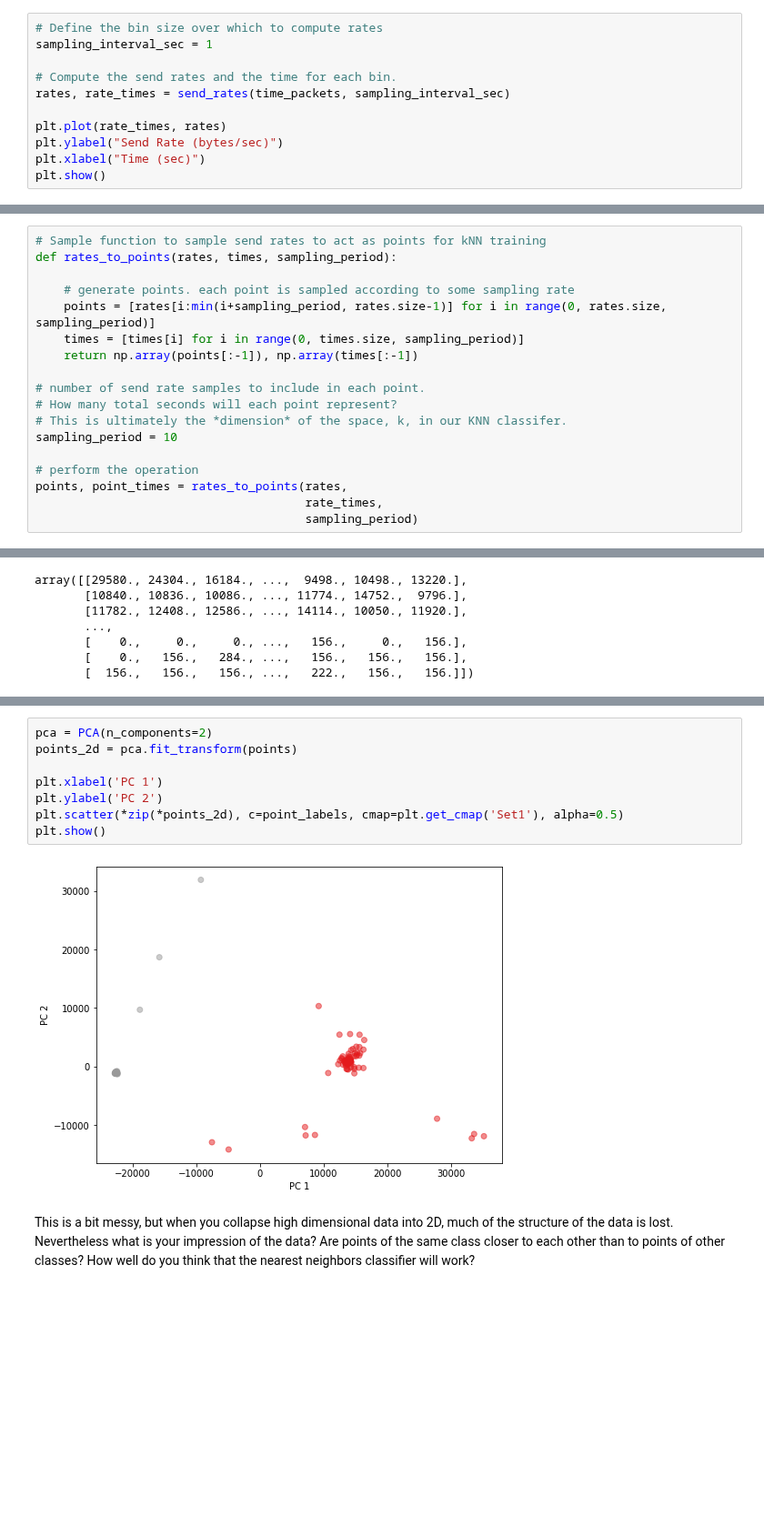
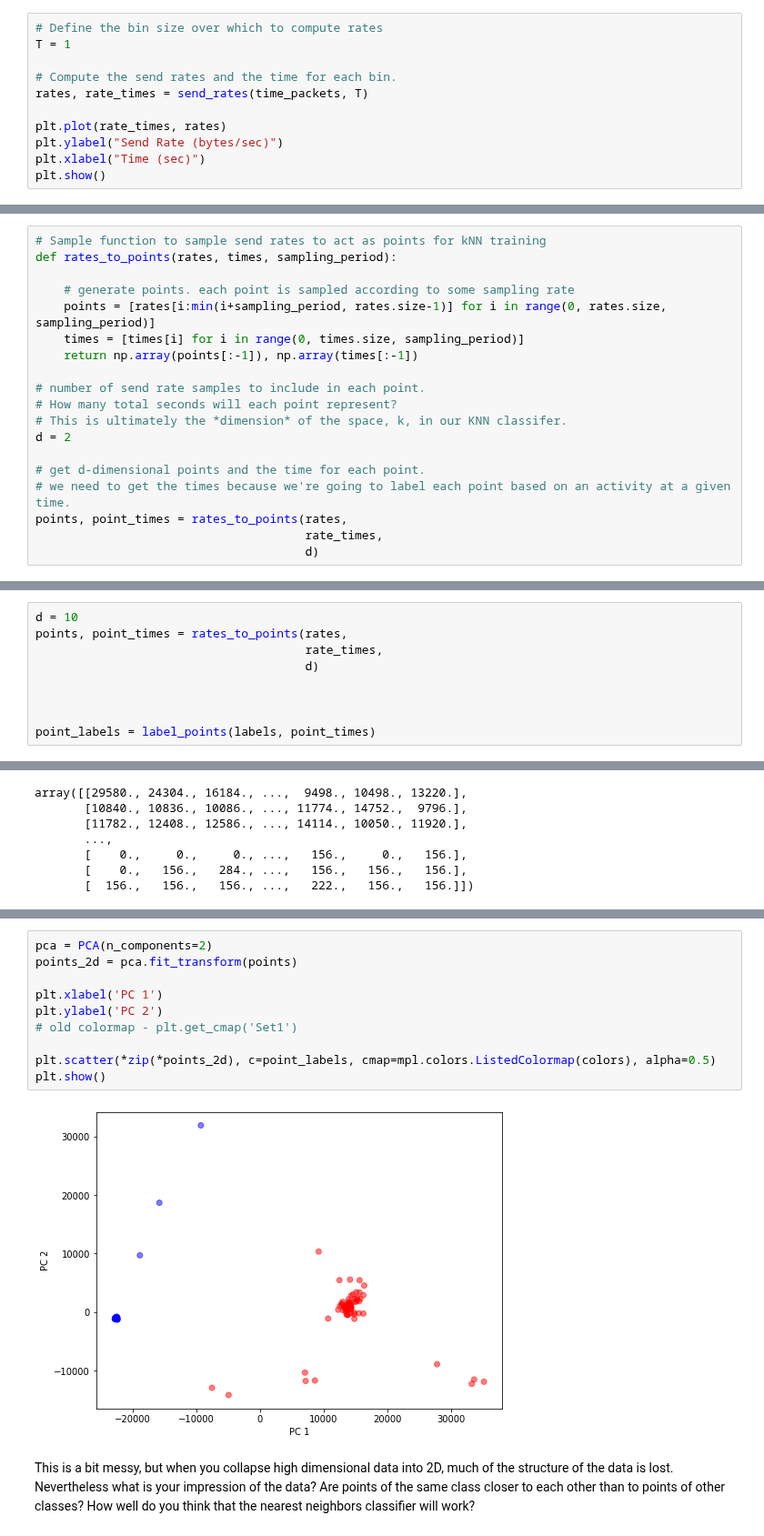
Before and after one commit to noise-lab/ml-networking, a Jupyter notebook: notebooks/4-Nearest-Neighbors-Trees.ipynb, the cells around one changed output, grey strips where cells are left out. Shown at 91% size. Saved outputs shown, nothing was run; the diff lists cells and outputs as text; blank space fills up the shorter version.

```diff
--- a/notebooks/4-Nearest-Neighbors-Trees.ipynb
+++ b/notebooks/4-Nearest-Neighbors-Trees.ipynb
@@ -153,10 +153,10 @@ time_packets.head(3)
 Now let's convert the list of packets into send rates by calculating the total amount of data sent (sum of packet lengths) during equal length time windows. The `send_rates()` function is defined in parse_pcap.py which we imported at the beginning of the notebook.
 # %%
 # Define the bin size over which to compute rates
-sampling_interval_sec = 1
+T = 1
 
 # Compute the send rates and the time for each bin.
-rates, rate_times = send_rates(time_packets, sampling_interval_sec)
+rates, rate_times = send_rates(time_packets, T)
 
 plt.plot(rate_times, rates)
 plt.ylabel("Send Rate (bytes/sec)")
@@ -186,12 +191,13 @@ def rates_to_points(rates, times, sampling_period):
 # number of send rate samples to include in each point.
 # How many total seconds will each point represent?
 # This is ultimately the *dimension* of the space, k, in our KNN classifer.
-sampling_period = 10
+d = 2
 
-# perform the operation
+# get d-dimensional points and the time for each point.
+# we need to get the times because we're going to label each point based on an activity at a given time.
 points, point_times = rates_to_points(rates,
                                       rate_times,
-                                      sampling_period)
+                                      d)
 # %% [markdown]
 Let's take a quick look at the result. We started off with a certain number of rates at each point in time. Then we binned those into k-dimensional points, each at a point in time. We thus have $T/k$ number of data points if our original rate timeseries had $T$ samples.
 # %%
@@ -312,0 +349,9 @@ There are many applications of PCA, but one application is the visualization of
+# %%
+d = 10
+points, point_times = rates_to_points(rates,
+                                      rate_times,
+                                      d)
+
+
+
+point_labels = label_points(labels, point_times)
@@ -323,13 +379,15 @@ array([[29580., 24304., 16184., ...,  9498., 10498., 13220.],
 # %%
 pca = PCA(n_components=2)
 points_2d = pca.fit_transform(points)
 
 plt.xlabel('PC 1')
 plt.ylabel('PC 2')
-plt.scatter(*zip(*points_2d), c=point_labels, cmap=plt.get_cmap('Set1'), alpha=0.5)
+# old colormap - plt.get_cmap('Set1')
+
+plt.scatter(*zip(*points_2d), c=point_labels, cmap=mpl.colors.ListedColormap(colors), alpha=0.5)
 plt.show()
 # %% [output]
-[figure, old version]
+[figure, new version]
 # %% [markdown]
 This is a bit messy, but when you collapse high dimensional data into 2D, much of the structure of the data is lost.
 Nevertheless what is your impression of the data? Are points of the same class closer to each other than to points of other classes? How well do you think that the nearest neighbors classifier will work?
```
Also changed, not shown: parts of 18 cells of this notebook.
